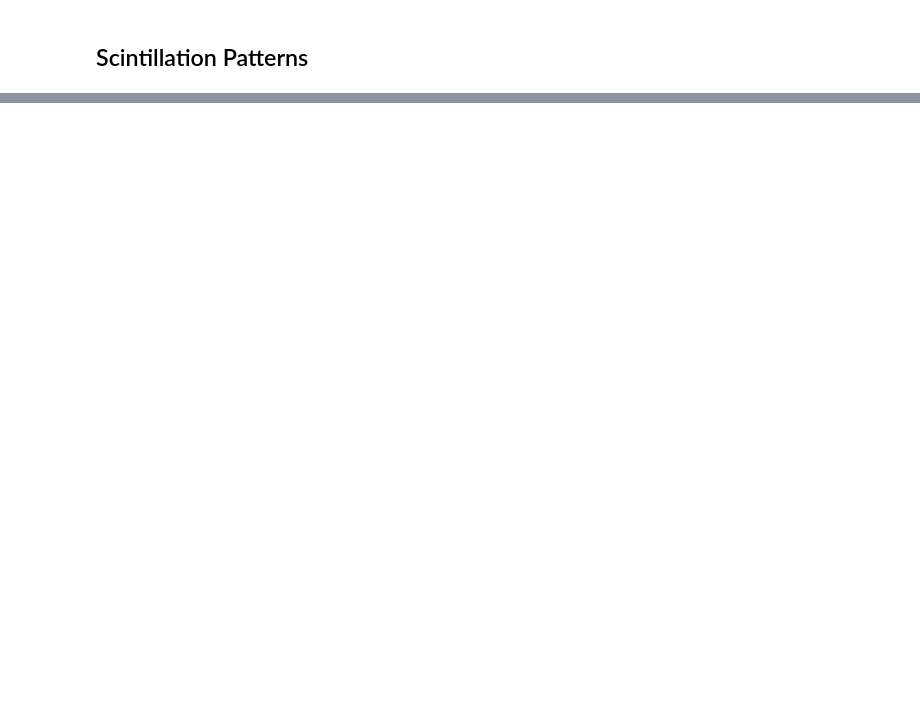
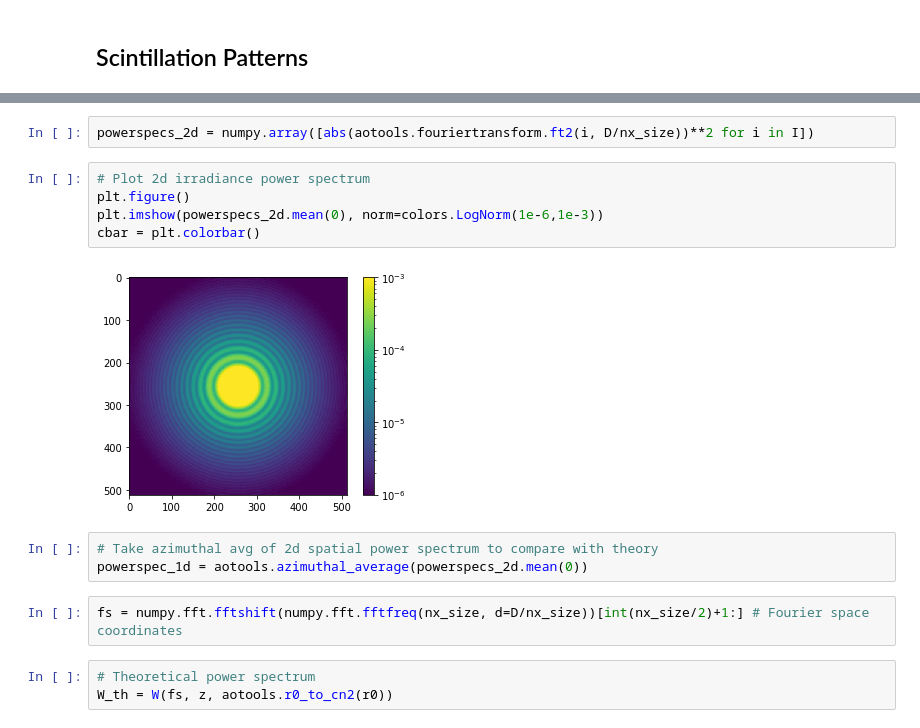
Before and after one commit to AOtools/aotools_tests, a Jupyter notebook: phase_screens/optical_propagation.ipynb, the cells around one changed output, grey strips where cells are left out. Saved outputs shown, nothing was run; the diff lists cells and outputs as text; blank space fills up the shorter version.

```diff
--- a/phase_screens/optical_propagation.ipynb
+++ b/phase_screens/optical_propagation.ipynb
@@ -39,0 +54,17 @@ plt.colorbar()
+# %%
+powerspecs_2d = numpy.array([abs(aotools.fouriertransform.ft2(i, D/nx_size))**2 for i in I])
+# %%
+# Plot 2d irradiance power spectrum
+plt.figure()
+plt.imshow(powerspecs_2d.mean(0), norm=colors.LogNorm(1e-6,1e-3))
+cbar = plt.colorbar()
+# %% [output]
+[figure, added]
+# %%
+# Take azimuthal avg of 2d spatial power spectrum to compare with theory
+powerspec_1d = aotools.azimuthal_average(powerspecs_2d.mean(0))
+# %%
+fs = numpy.fft.fftshift(numpy.fft.fftfreq(nx_size, d=D/nx_size))[int(nx_size/2)+1:] # Fourier space coordinates
+# %%
+# Theoretical power spectrum
+W_th = W(fs, z, aotools.r0_to_cn2(r0))
```
Also changed, not shown: parts of 9 cells of this notebook.
